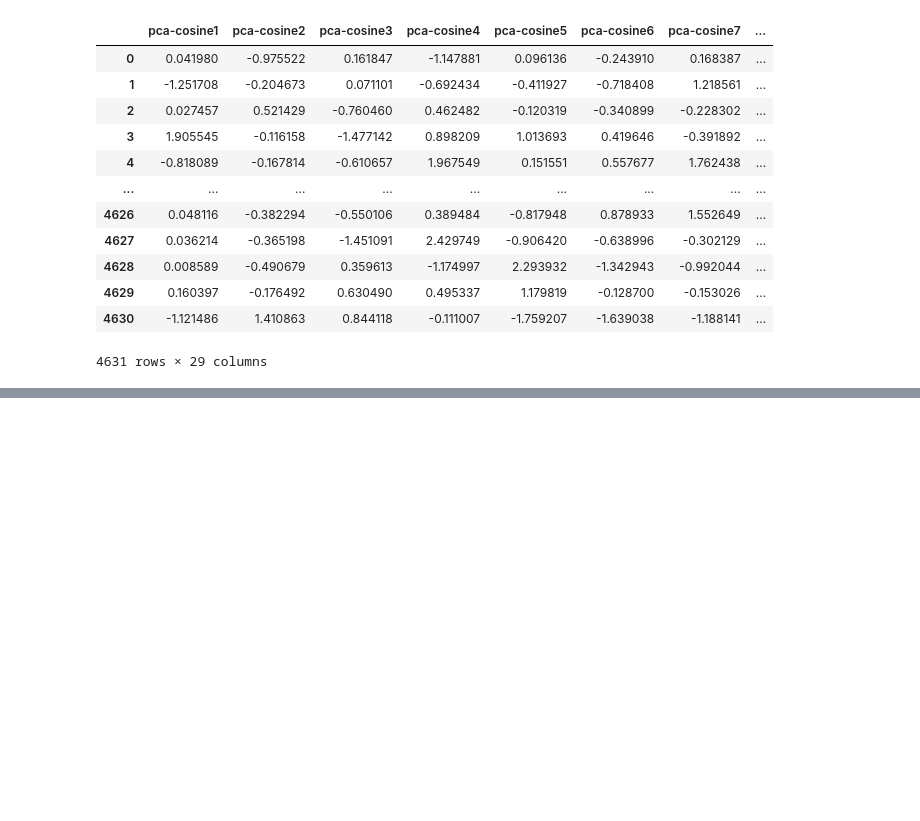
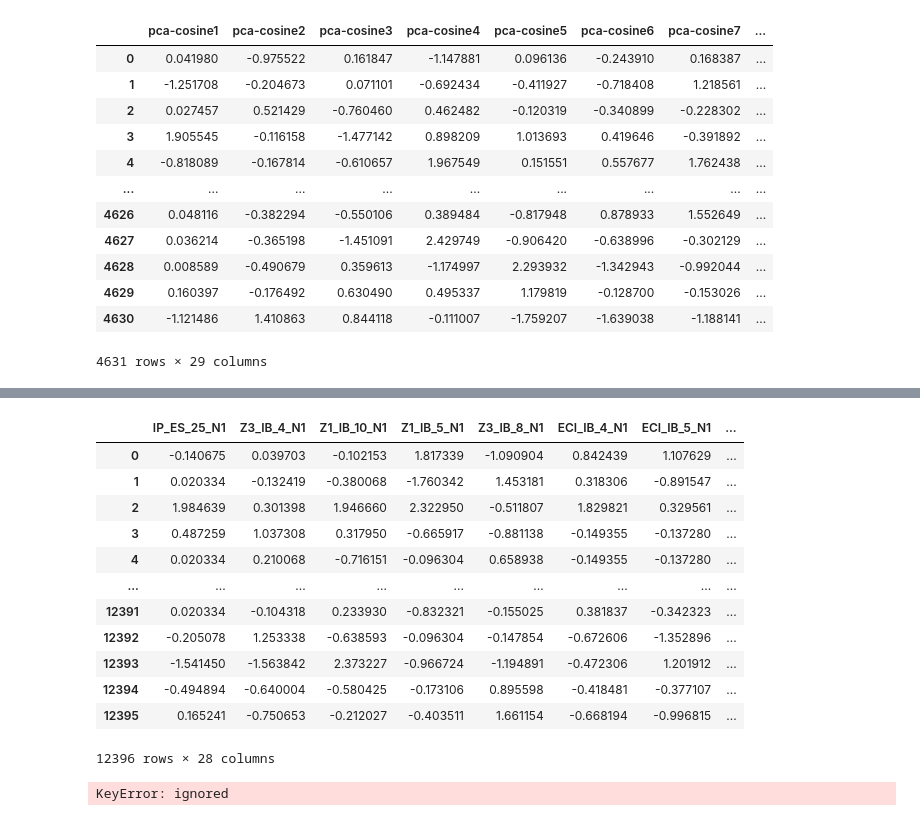
Before and after one commit to RagunathAnbarasu/colab, a Jupyter notebook: PC_EDA_proteinData.ipynb, the cells around one changed output, grey strips where cells are left out. Drawn from its saved outputs; the diff is of its cells as text; code cells hidden in the pictures; blank space fills up the shorter version.

```diff
--- a/PC_EDA_proteinData.ipynb
+++ b/PC_EDA_proteinData.ipynb
@@ -192,0 +316,24 @@ pca_cos_features
+# %%
+X_train, X_test, y_train, y_test = train_test_split(
+    X, y, test_size=0.33, random_state=None)
+# %%
+X_train.reset_index(drop=True, inplace=True)
+y_train.reset_index(drop=True, inplace=True)
+X_test.reset_index(drop=True, inplace=True)
+y_test.reset_index(drop=True, inplace=True)
+# %%
+X_train
+# %% [output]
+|  | IP_ES_25_N1 | Z3_IB_4_N1 | Z1_IB_10_N1 | Z1_IB_5_N1 | Z3_IB_8_N1 | ECI_IB_4_N1 | ECI_IB_5_N1 | ... |
+| 0 | -0.140675 | 0.039703 | -0.102153 | 1.817339 | -1.090904 | 0.842439 | 1.107629 | ... |
+| 1 | 0.020334 | -0.132419 | -0.380068 | -1.760342 | 1.453181 | 0.318306 | -0.891547 | ... |
+| 2 | 1.984639 | 0.301398 | 1.946660 | 2.322950 | -0.511807 | 1.829821 | 0.329561 | ... |
+| 3 | 0.487259 | 1.037308 | 0.317950 | -0.665917 | -0.881138 | -0.149355 | -0.137280 | ... |
+| 4 | 0.020334 | 0.210068 | -0.716151 | -0.096304 | 0.658938 | -0.149355 | -0.137280 | ... |
+| ... | ... | ... | ... | ... | ... | ... | ... | ... |
+| 12391 | 0.020334 | -0.104318 | 0.233930 | -0.832321 | -0.155025 | 0.381837 | -0.342323 | ... |
+| 12392 | -0.205078 | 1.253338 | -0.638593 | -0.096304 | -0.147854 | -0.672606 | -1.352896 | ... |
+| 12393 | -1.541450 | -1.563842 | 2.373227 | -0.966724 | -1.194891 | -0.472306 | 1.201912 | ... |
+| 12394 | -0.494894 | -0.640004 | -0.580425 | -0.173106 | 0.895598 | -0.418481 | -0.377107 | ... |
+| 12395 | 0.165241 | -0.750653 | -0.212027 | -0.403511 | 1.661154 | -0.668194 | -0.996815 | ... |
+12396 rows × 28 columns
@@ -192,0 +344,4 @@ pca_cos_features
+# %%
+RBF_CLASSIFIER.fit()
+# %% [output]
+KeyError: ignored
```
Also changed, not shown: parts of 12 cells of this notebook.
